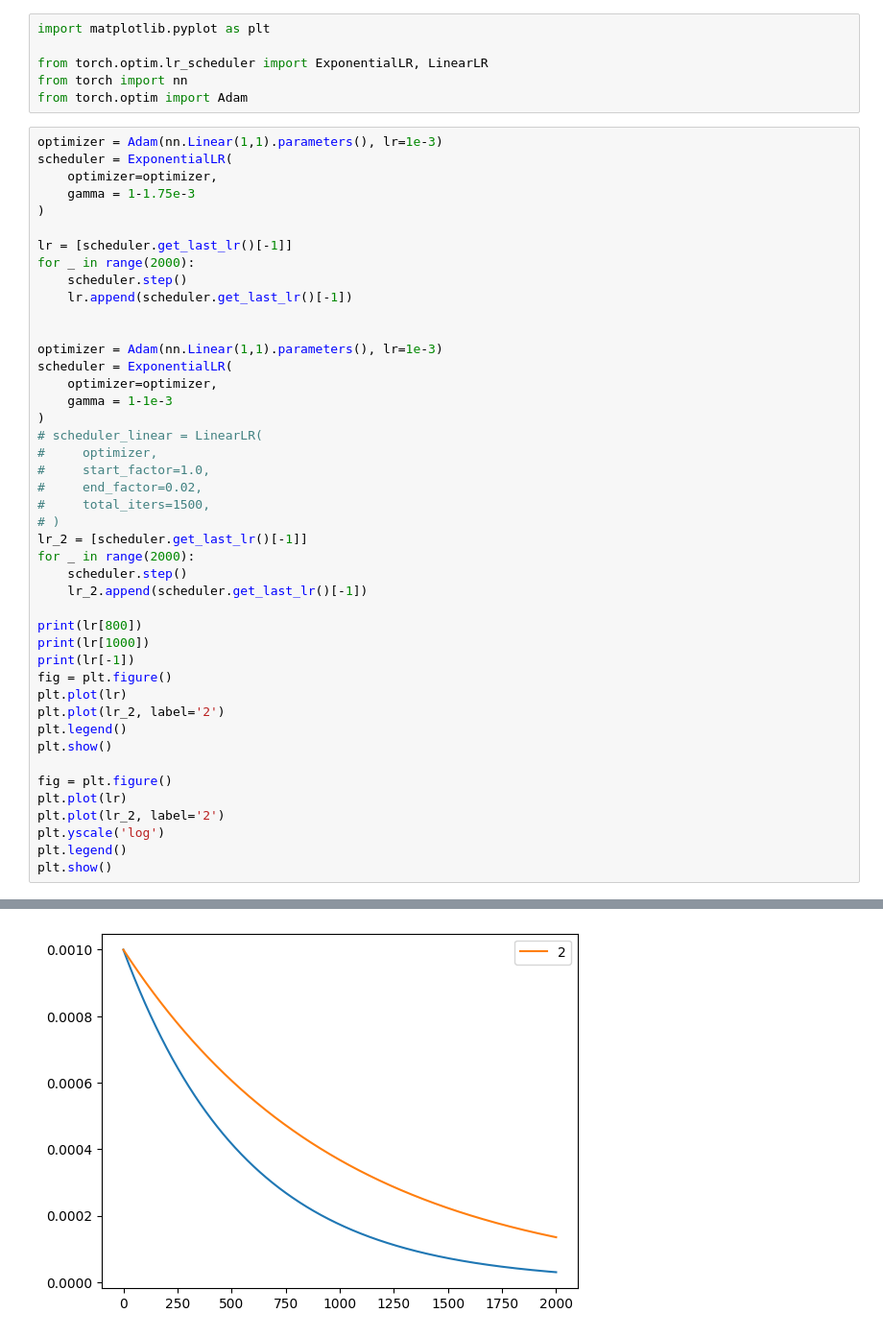
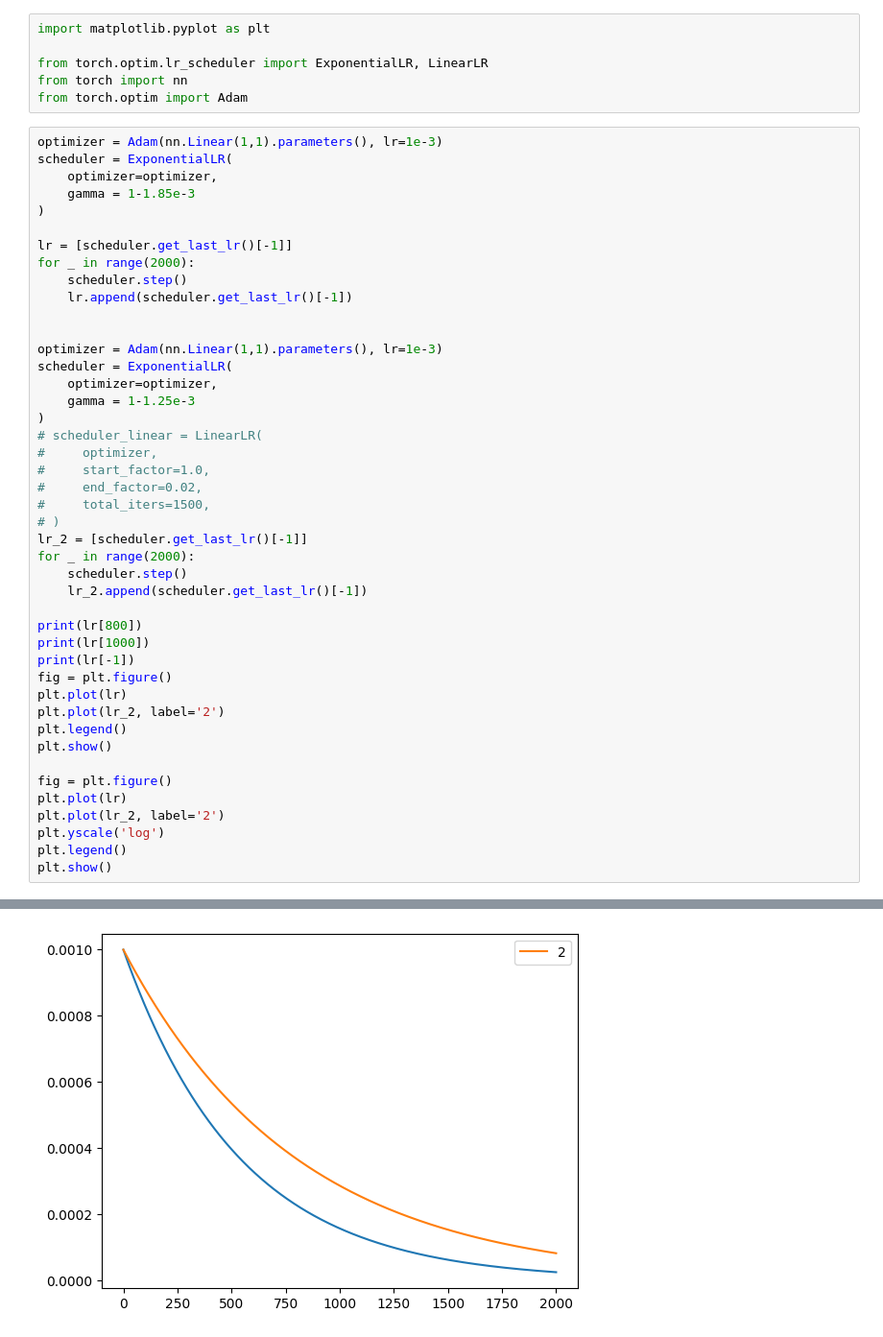
Before and after one commit to matteobonotto/planet-equil, a Jupyter notebook: notebooks/a.ipynb, the cells around one changed output, grey strips where cells are left out. Shown at 96% size. Saved outputs shown, nothing was run; the diff lists cells and outputs as text.

```diff
--- a/notebooks/a.ipynb
+++ b/notebooks/a.ipynb
@@ -8,7 +8,7 @@ from torch.optim import Adam
 optimizer = Adam(nn.Linear(1,1).parameters(), lr=1e-3)
 scheduler = ExponentialLR(
     optimizer=optimizer,
-    gamma = 1-1.75e-3
+    gamma = 1-1.85e-3
 )
 
 lr = [scheduler.get_last_lr()[-1]]
@@ -20,7 +20,7 @@ for _ in range(2000):
 optimizer = Adam(nn.Linear(1,1).parameters(), lr=1e-3)
 scheduler = ExponentialLR(
     optimizer=optimizer,
-    gamma = 1-1e-3
+    gamma = 1-1.25e-3
 )
 # scheduler_linear = LinearLR(
 #     optimizer,
@@ -55 +55 @@ plt.show()
-[figure, old version]
+[figure, new version]
```
Also changed, not shown: parts of 1 cell of this notebook, 27 other files.
